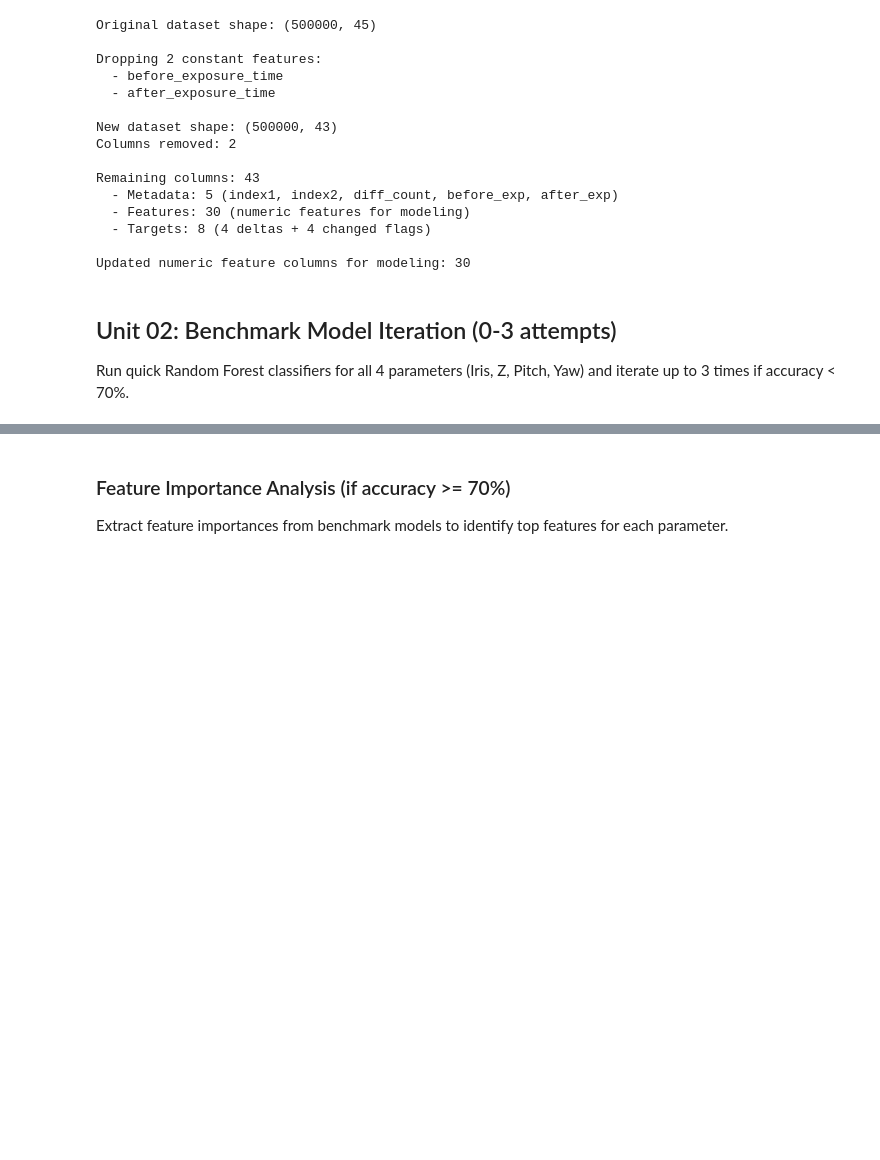
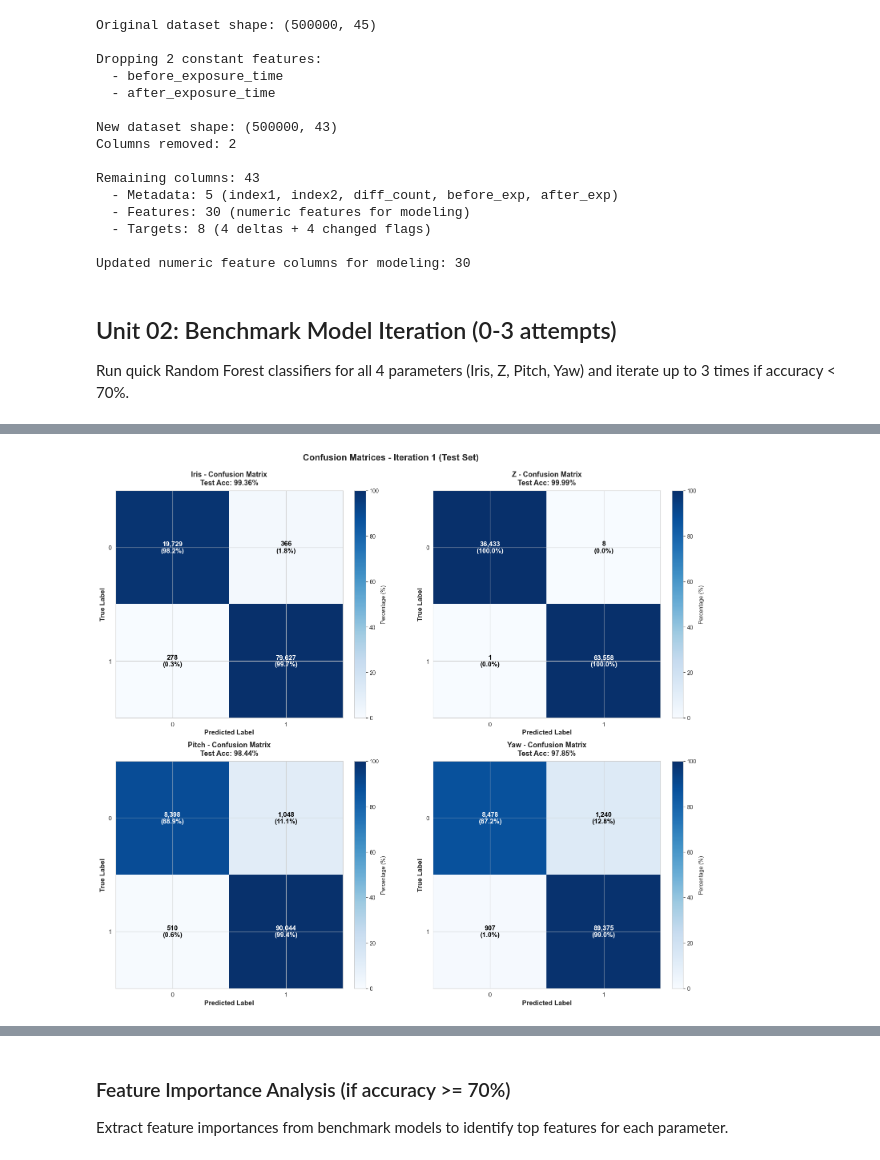
Before and after one commit to Samonto-Karmaker/Exp-Laser-Resonator-Beam-Alignment-Recommandation-System, a Jupyter notebook: notebooks/02_exploratory_data_analysis.ipynb, the cells around one changed output, grey strips where cells are left out. Drawn from its saved outputs; the diff is of its cells as text; code cells hidden in the pictures; blank space fills up the shorter version.

Commit message:
Complete Step02/Unit02

```diff
--- a/notebooks/02_exploratory_data_analysis.ipynb
+++ b/notebooks/02_exploratory_data_analysis.ipynb
@@ -927,10 +1098,8 @@ print(f"Pitch benchmark accuracy: {accuracy:.4f}")
 # %%
-# Run benchmark Random Forest for Yaw parameter
-y_yaw = df[target_yaw]
-X_train, X_test, y_train, y_test = train_test_split(X, y_yaw, test_size=0.2, random_state=42)
-
-rf = RandomForestClassifier(n_estimators=10, random_state=42)
-rf.fit(X_train, y_train)
-y_pred = rf.predict(X_test)
-accuracy = accuracy_score(y_test, y_pred)
-print(f"Yaw benchmark accuracy: {accuracy:.4f}")
+# Store decision for next steps
+iteration_1_results = {
+    'avg_test_accuracy': avg_test_acc,
+    'decision': decision,
+    'results': results,
+    'summary_df': summary_df
+}
@@ -936,0 +1196,52 @@ print(f"Yaw benchmark accuracy: {accuracy:.4f}")
+# %%
+# 3. Confusion Matrices (2x2 Grid)
+# ============================================================================
+fig, axes = plt.subplots(2, 2, figsize=(16, 14))
+axes = axes.flatten()
+
+for idx, (param_name, target_col) in enumerate(target_cols.items()):
+    # Get predictions
+    y = df[target_col]
+    X_train, X_test, y_train, y_test = train_test_split(
+        X, y, test_size=0.2, random_state=42, stratify=y
+    )
+    y_pred = models[param_name].predict(X_test)
+
+    # Confusion matrix
+    cm = confusion_matrix(y_test, y_pred)
+    cm_normalized = cm.astype('float') / cm.sum(axis=1)[:, np.newaxis] * 100
+
+    # Plot
+    ax = axes[idx]
+    im = ax.imshow(cm_normalized, interpolation='nearest', cmap='Blues', vmin=0, vmax=100)
+
+    # Add text annotations
+    thresh = cm_normalized.max() / 2
+    for i in range(cm.shape[0]):
+        for j in range(cm.shape[1]):
+            ax.text(j, i, f'{cm[i, j]:,}\n({cm_normalized[i, j]:.1f}%)',
+                   ha="center", va="center",
+                   color="white" if cm_normalized[i, j] > thresh else "black",
+                   fontsize=12, fontweight='bold')
+
+    # Labels
+    classes = sorted(y.unique())
+    ax.set_xticks(np.arange(len(classes)))
+    ax.set_yticks(np.arange(len(classes)))
+    ax.set_xticklabels(classes, fontsize=11)
+    ax.set_yticklabels(classes, fontsize=11)
+    ax.set_xlabel('Predicted Label', fontsize=12, fontweight='bold')
+    ax.set_ylabel('True Label', fontsize=12, fontweight='bold')
+    ax.set_title(f'{param_name} - Confusion Matrix\nTest Acc: {results[param_name]["test_accuracy"]*100:.2f}%',
+                 fontsize=13, fontweight='bold', pad=10)
+
+    # Colorbar
+    cbar = plt.colorbar(im, ax=ax, fraction=0.046, pad=0.04)
+    cbar.set_label('Percentage (%)', fontsize=10)
+
+plt.suptitle('Confusion Matrices - Iteration 1 (Test Set)',
+             fontsize=16, fontweight='bold', y=0.995)
+plt.tight_layout()
+plt.show()
+# %% [output]
+[figure, added]
```
Also changed, not shown: parts of 22 cells of this notebook, 2 other files.
